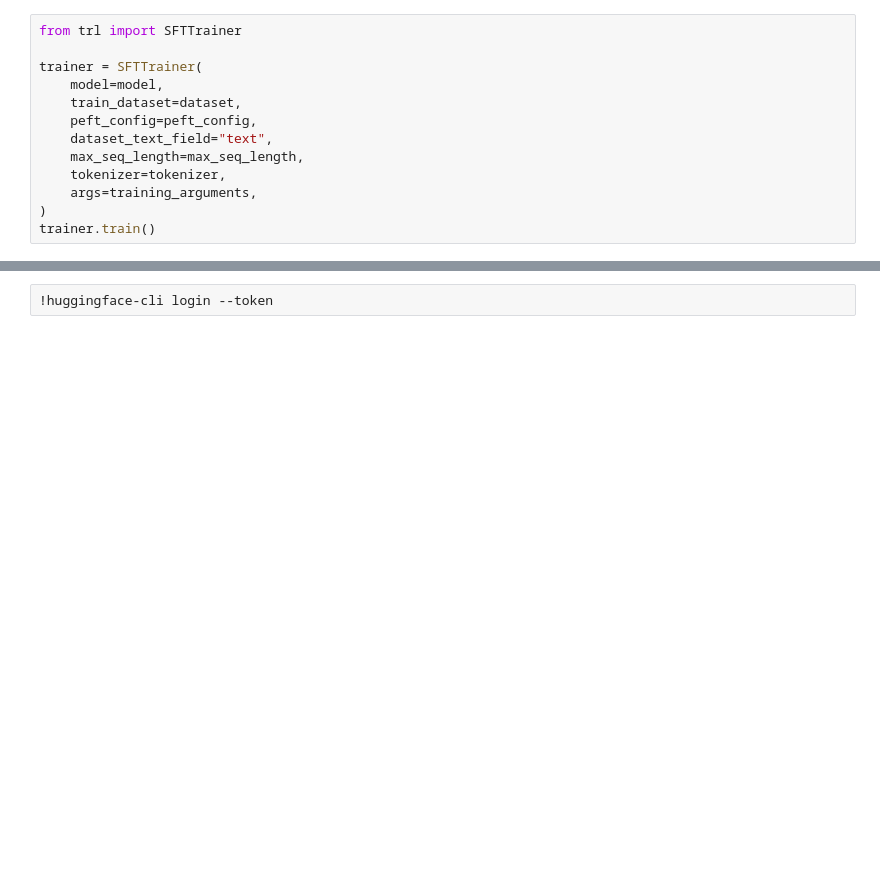
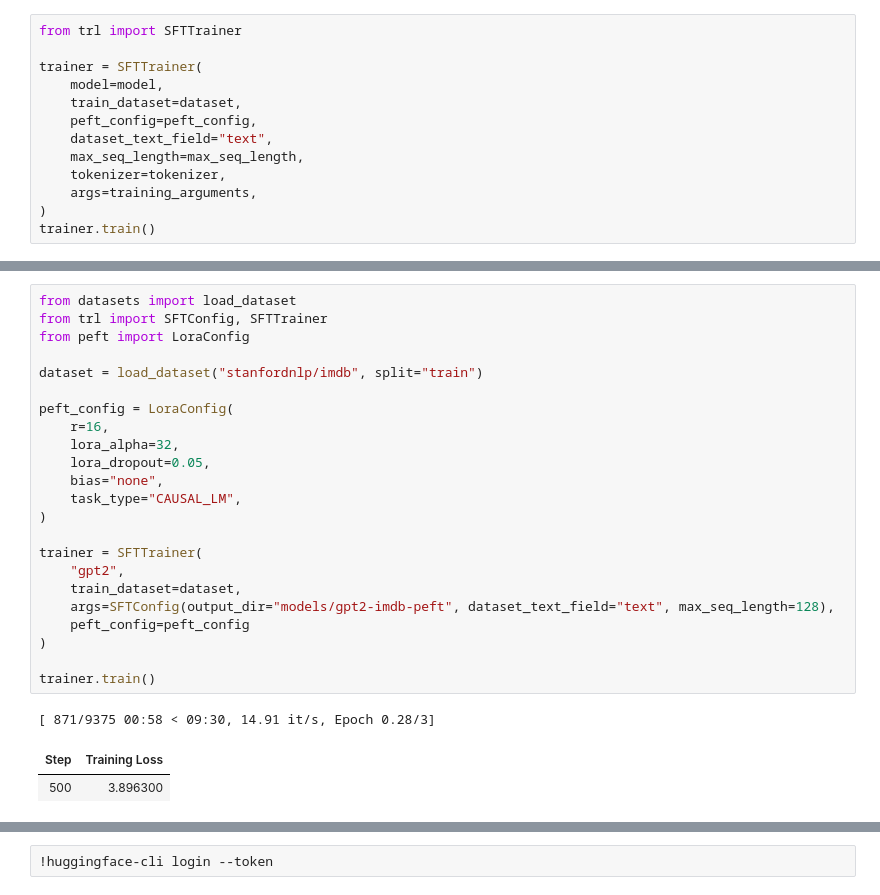
Before and after one commit to yungshun317/torch-nlp, a Jupyter notebook: large_language_models.ipynb, the cells around one changed output, grey strips where cells are left out. Cells and saved outputs as stored; diff of their text form; blank space fills up the shorter version.

```diff
--- a/large_language_models.ipynb
+++ b/large_language_models.ipynb
@@ -323,0 +402,27 @@ Popular open source datasets for fine-tuning large language models (LLMs).
+# %%
+from datasets import load_dataset
+from trl import SFTConfig, SFTTrainer
+from peft import LoraConfig
+
+dataset = load_dataset("stanfordnlp/imdb", split="train")
+
+peft_config = LoraConfig(
+    r=16,
+    lora_alpha=32,
+    lora_dropout=0.05,
+    bias="none",
+    task_type="CAUSAL_LM",
+)
+
+trainer = SFTTrainer(
+    "gpt2",
+    train_dataset=dataset,
+    args=SFTConfig(output_dir="models/gpt2-imdb-peft", dataset_text_field="text", max_seq_length=128),
+    peft_config=peft_config
+)
+
+trainer.train()
+# %% [output]
+[ 871/9375 00:58 < 09:30, 14.91 it/s, Epoch 0.28/3]
+| Step | Training Loss |
+| 500 | 3.896300 |
```
Also changed, not shown: parts of 11 cells of this notebook.
